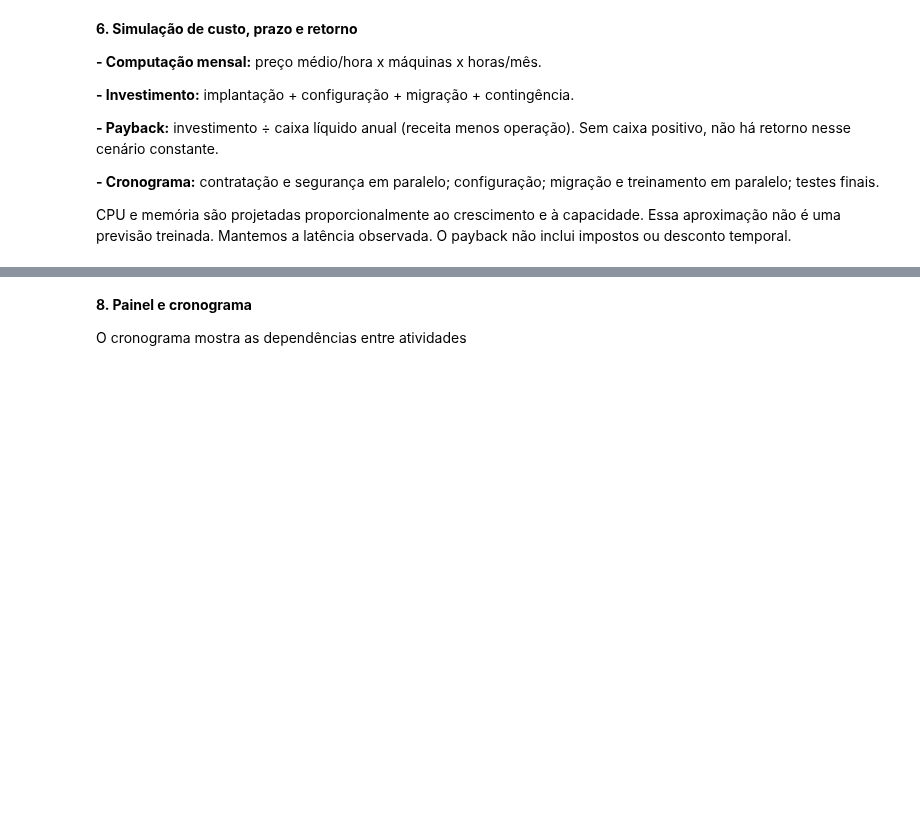
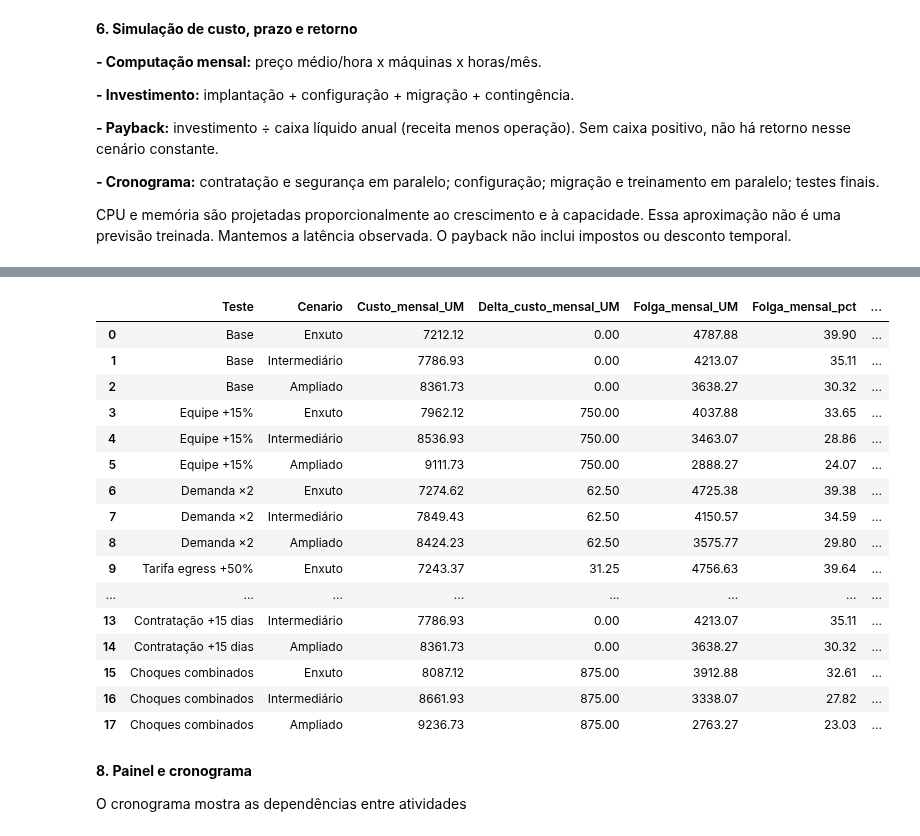
Before and after one commit to magnogomes874/SSD-, a Jupyter notebook: MVP2.ipynb, the cells around one changed output, grey strips where cells are left out. Saved outputs shown, nothing was run; the diff lists cells and outputs as text; code cells hidden in the pictures; blank space fills up the shorter version.

```diff
--- a/MVP2.ipynb
+++ b/MVP2.ipynb
@@ -462,3 +538,24 @@ Justificativa: Exposição operacional acima do limite
+# %%
+sensibilidade = analisar_sensibilidade(premissas, df)
+display(sensibilidade[colunas_sensibilidade].round(2))
+# %% [output]
+|  | Teste | Cenario | Custo_mensal_UM | Delta_custo_mensal_UM | Folga_mensal_UM | Folga_mensal_pct | ... |
+| 0 | Base | Enxuto | 7212.12 | 0.00 | 4787.88 | 39.90 | ... |
+| 1 | Base | Intermediário | 7786.93 | 0.00 | 4213.07 | 35.11 | ... |
+| 2 | Base | Ampliado | 8361.73 | 0.00 | 3638.27 | 30.32 | ... |
+| 3 | Equipe +15% | Enxuto | 7962.12 | 750.00 | 4037.88 | 33.65 | ... |
+| 4 | Equipe +15% | Intermediário | 8536.93 | 750.00 | 3463.07 | 28.86 | ... |
+| 5 | Equipe +15% | Ampliado | 9111.73 | 750.00 | 2888.27 | 24.07 | ... |
+| 6 | Demanda ×2 | Enxuto | 7274.62 | 62.50 | 4725.38 | 39.38 | ... |
+| 7 | Demanda ×2 | Intermediário | 7849.43 | 62.50 | 4150.57 | 34.59 | ... |
+| 8 | Demanda ×2 | Ampliado | 8424.23 | 62.50 | 3575.77 | 29.80 | ... |
+| 9 | Tarifa egress +50% | Enxuto | 7243.37 | 31.25 | 4756.63 | 39.64 | ... |
+| ... | ... | ... | ... | ... | ... | ... | ... |
+| 13 | Contratação +15 dias | Intermediário | 7786.93 | 0.00 | 4213.07 | 35.11 | ... |
+| 14 | Contratação +15 dias | Ampliado | 8361.73 | 0.00 | 3638.27 | 30.32 | ... |
+| 15 | Choques combinados | Enxuto | 8087.12 | 875.00 | 3912.88 | 32.61 | ... |
+| 16 | Choques combinados | Intermediário | 8661.93 | 875.00 | 3338.07 | 27.82 | ... |
+| 17 | Choques combinados | Ampliado | 9236.73 | 875.00 | 2763.27 | 23.03 | ... |
 # %% [markdown]
 **8. Painel e cronograma**
 
```
Also changed, not shown: parts of 16 cells of this notebook.
